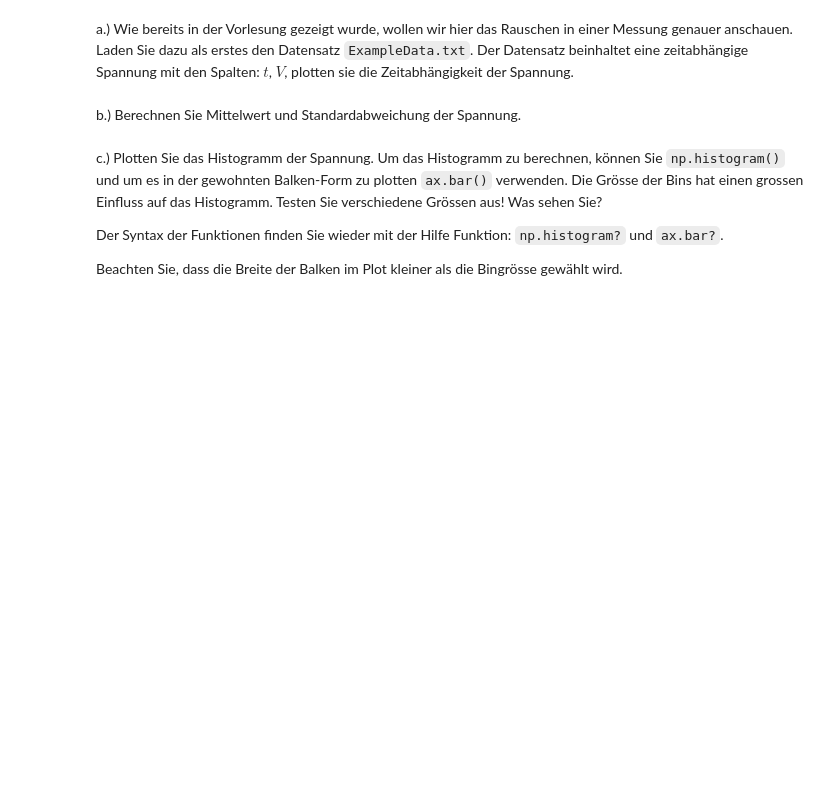
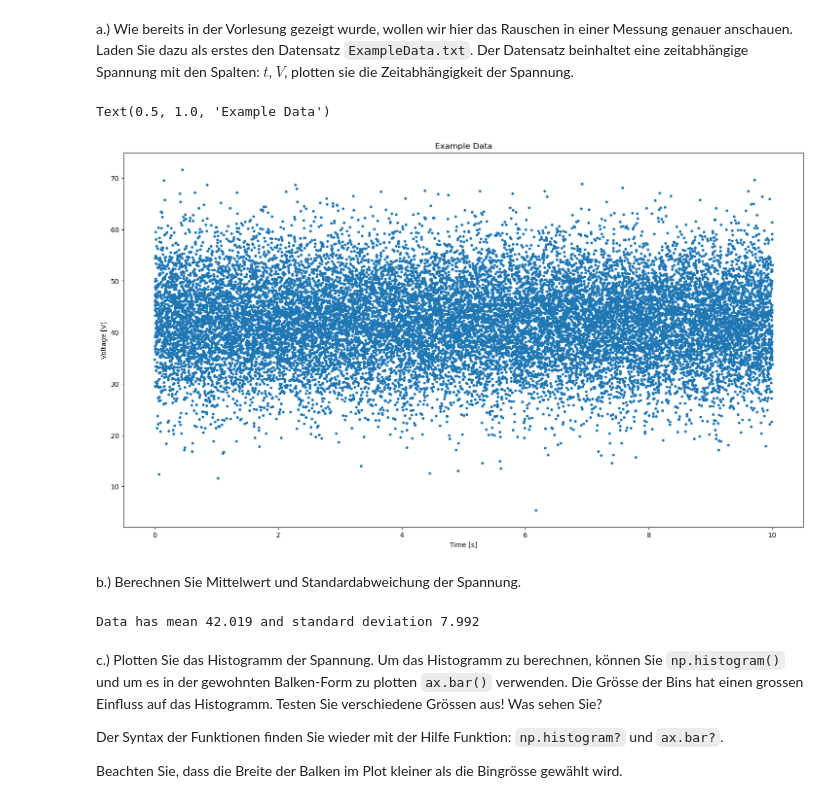
Before and after one commit to fflopsi/datenanalyse, a Jupyter notebook: exercises/03/Aufgabenblatt3_Normalverteilung_und_Messgenauigkeit.ipynb, the cells around one changed output. Cells and saved outputs as stored; diff of their text form; code cells hidden in the pictures; blank space fills up the shorter version.

```diff
--- a/exercises/03/Aufgabenblatt3_Normalverteilung_und_Messgenauigkeit.ipynb
+++ b/exercises/03/Aufgabenblatt3_Normalverteilung_und_Messgenauigkeit.ipynb
@@ -125,2 +145,13 @@ a.) Wie bereits in der Vorlesung gezeigt wurde, wollen wir hier das Rauschen in
+# %%
+data = np.loadtxt('ExampleData.txt', comments='#', delimiter=',')
+fig = plt.figure(figsize=(18,10))
+ax = fig.add_subplot()
+ax.plot(data[0], data[1], '.')
+ax.set_xlabel('Time [s]')
+ax.set_ylabel('Voltage [V]')
+ax.set_title('Example Data')
+# %% [output]
+Text(0.5, 1.0, 'Example Data')
+[figure, added]
 # %% [markdown]
 b.) Berechnen Sie Mittelwert und Standardabweichung der Spannung.
@@ -129,3 +158,9 @@ b.) Berechnen Sie Mittelwert und Standardabweichung der Spannung.
+# %%
+mean = np.mean(data[1])
+std = np.std(data[1])
+print(f'Data has mean {mean:.5} and standard deviation {std:.5}')
+# %% [output]
+Data has mean 42.019 and standard deviation 7.992
 # %% [markdown]
 c.) Plotten Sie das Histogramm der Spannung. Um das Histogramm zu berechnen, können Sie `np.histogram()` und um es in der gewohnten Balken-Form zu plotten `ax.bar()` verwenden. Die Grösse der Bins hat einen grossen Einfluss auf das Histogramm. Testen Sie verschiedene Grössen aus! Was sehen Sie?
 
```
Also changed, not shown: parts of 17 cells of this notebook.
